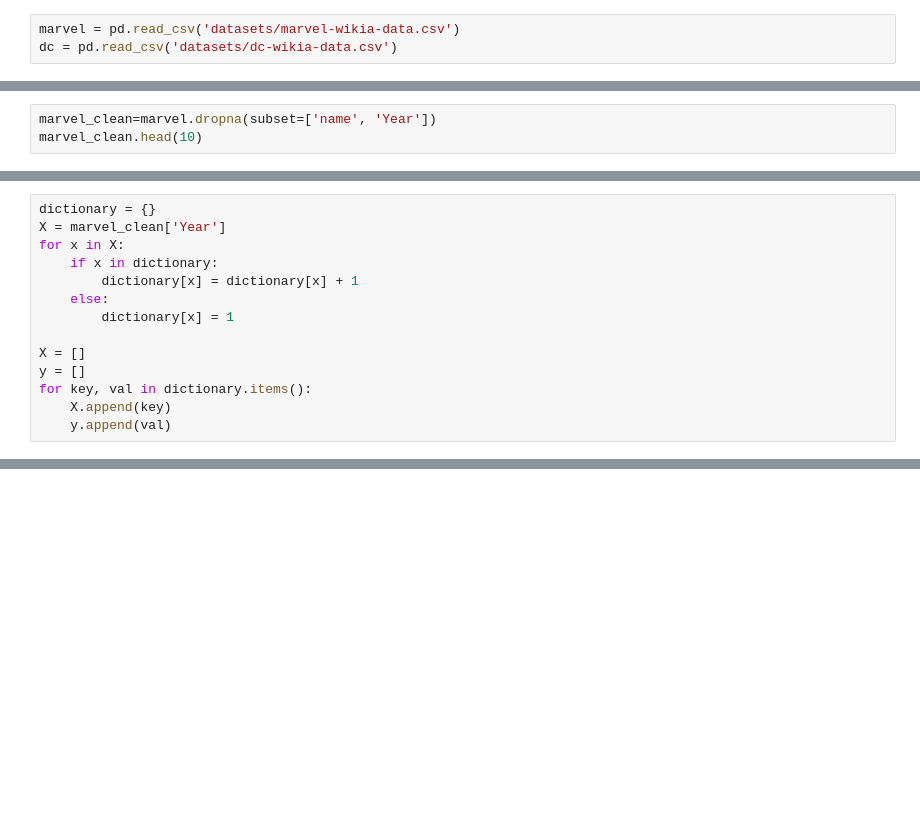
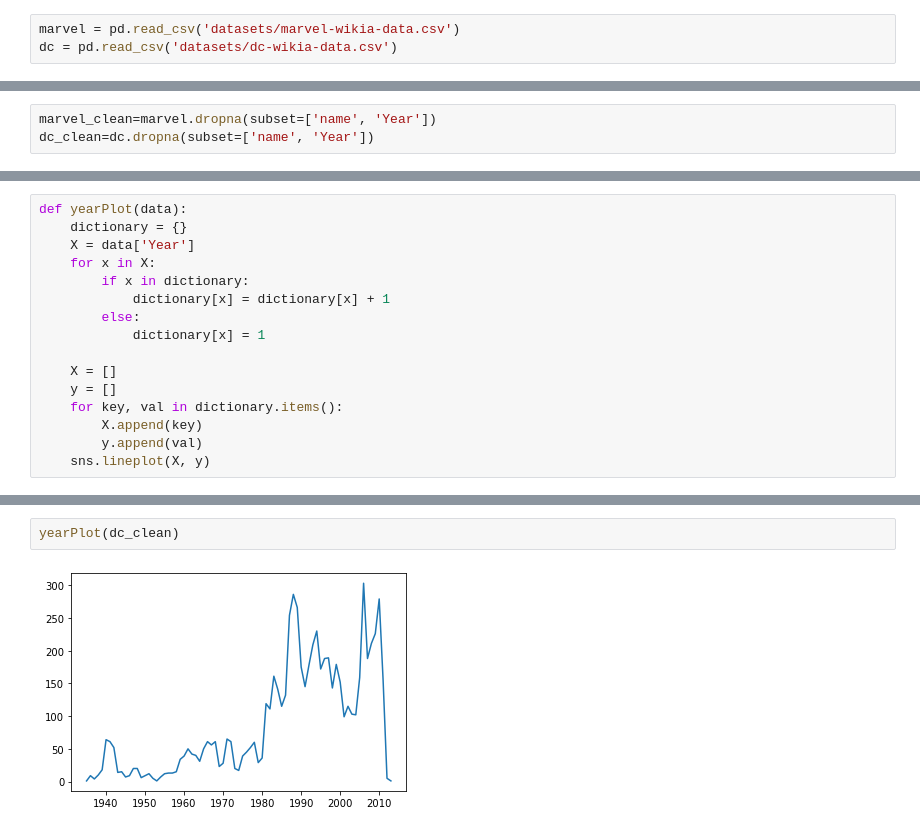
Before and after one commit to AniketRaj314/bitgrit-webinar, a Jupyter notebook: code/data_visualisation_2.ipynb, the cells around one changed output, grey strips where cells are left out. Saved outputs shown, nothing was run; the diff lists cells and outputs as text; blank space fills up the shorter version.

```diff
--- a/code/data_visualisation_2.ipynb
+++ b/code/data_visualisation_2.ipynb
@@ -10,3 +19,3 @@ dc = pd.read_csv('datasets/dc-wikia-data.csv')
 # %%
 marvel_clean=marvel.dropna(subset=['name', 'Year'])
-marvel_clean.head(10)
+dc_clean=dc.dropna(subset=['name', 'Year'])
@@ -25,14 +22,16 @@ marvel_clean.head(10)
 # %%
-dictionary = {}
-X = marvel_clean['Year']
-for x in X:
-    if x in dictionary:
-        dictionary[x] = dictionary[x] + 1
-    else:
-        dictionary[x] = 1
+def yearPlot(data):
+    dictionary = {}
+    X = data['Year']
+    for x in X:
+        if x in dictionary:
+            dictionary[x] = dictionary[x] + 1
+        else:
+            dictionary[x] = 1
 
-X = []
-y = []
-for key, val in dictionary.items():
-    X.append(key)
-    y.append(val)
+    X = []
+    y = []
+    for key, val in dictionary.items():
+        X.append(key)
+        y.append(val)
+    sns.lineplot(X, y)
@@ -43,0 +42,4 @@ sns.lineplot(X, y)
+# %%
+yearPlot(dc_clean)
+# %% [output]
+[figure, added]
```
Also changed, not shown: parts of 4 cells of this notebook, 7 other files.
